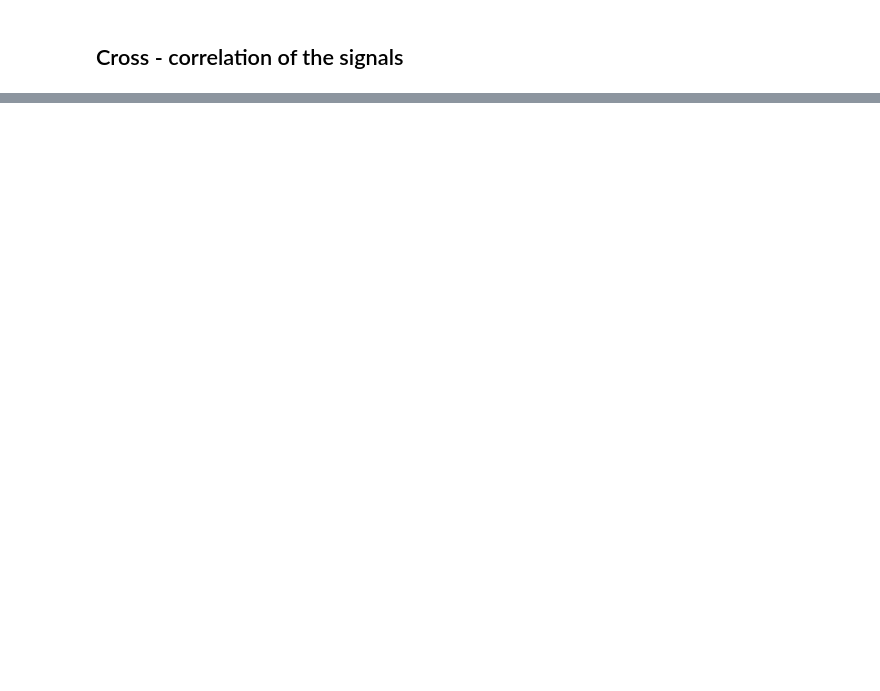
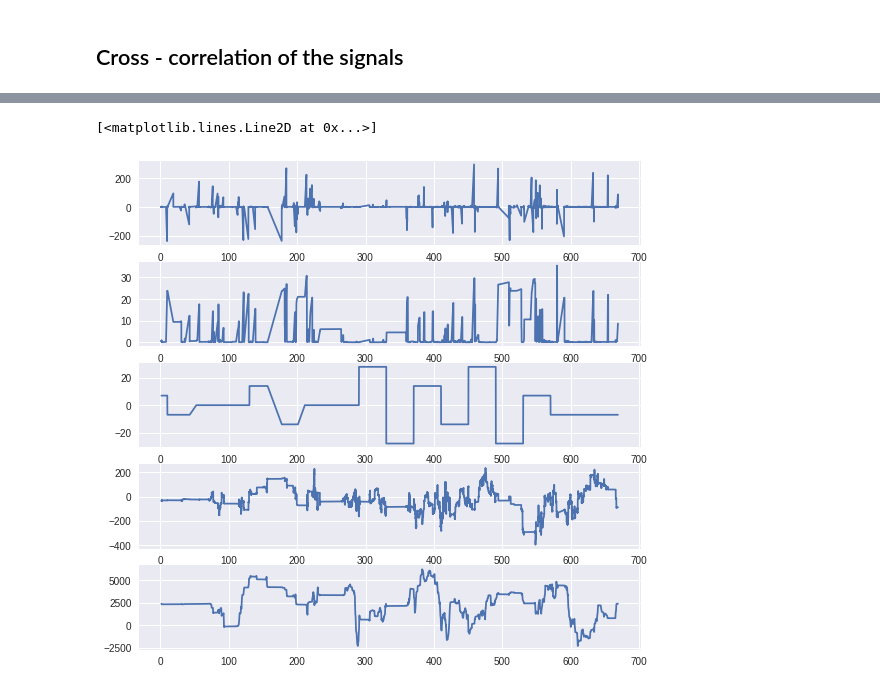
Before and after one commit to alTeska/VR_Acuity, a Jupyter notebook: notebooks/VelocityEvents.ipynb, the cells around one changed output, grey strips where cells are left out. Saved outputs shown, nothing was run; the diff lists cells and outputs as text; code cells hidden in the pictures; blank space fills up the shorter version.

```diff
--- a/notebooks/VelocityEvents.ipynb
+++ b/notebooks/VelocityEvents.ipynb
@@ -134,0 +153,36 @@ for i, x in enumerate(fname):
+# %%
+i = 5
+
+# averging the signal
+WINDOW_SIZE = 100
+window = []; rms = []
+
+for ii in range(0, len(df[i])):
+
+    if len(window) > WINDOW_SIZE:
+        del window[0]
+
+    window.append(df[i].iloc[ii].UZero)
+    w = np.array(window)
+    rms.append(np.sqrt(np.mean(w**2)))
+
+df[i].corr2 = signal.correlate(df[i].speed, rms, mode='same') / 128
+
+## Plotting
+fig = plt.figure(figsize=(9,9))
+
+ax1 = fig.add_subplot(511)
+ax2 = fig.add_subplot(512)
+ax3 = fig.add_subplot(513)
+ax4 = fig.add_subplot(514)
+ax5 = fig.add_subplot(515)
+
+ax1.plot(df[i].Time_x, df[i].UZero)
+ax2.plot(df[i].Time_x, rms)
+ax3.plot(df[i].Time_x, df[i].speed)
+ax4.plot(df[i].Time_x, df[i].corrZ)
+#ax4.plot(df[i].Time_x, df[i].corr2)
+ax5.plot(df[i].Time_x, df[i].corr2)
+# %% [output]
+[<matplotlib.lines.Line2D at 0x...>]
+[figure, added]
```
Also changed, not shown: parts of 10 cells of this notebook.
